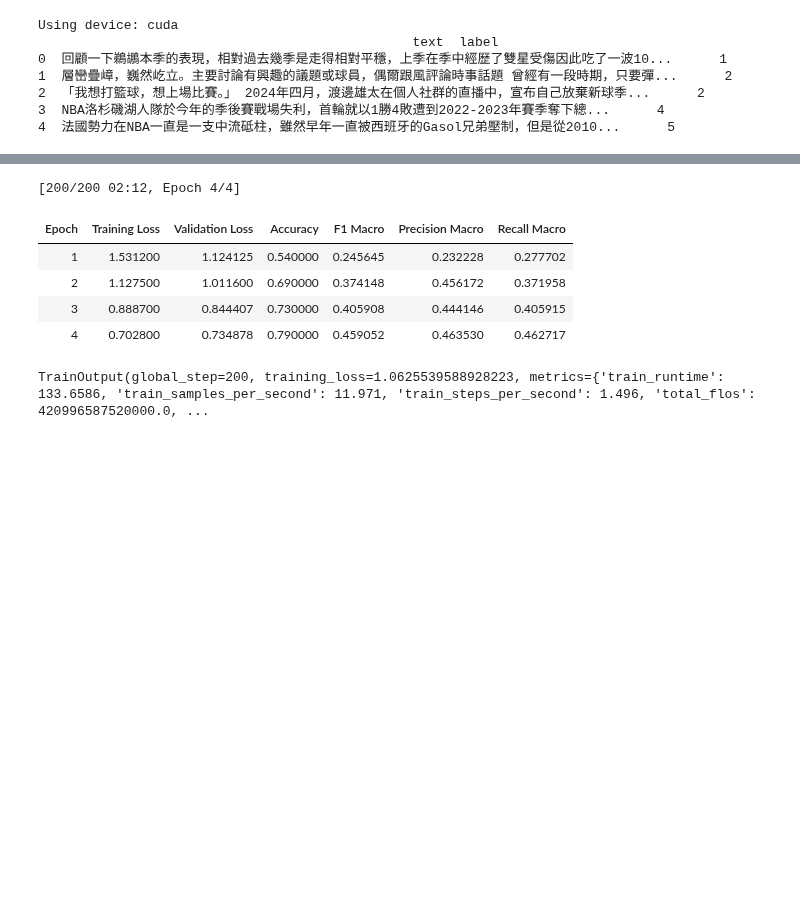
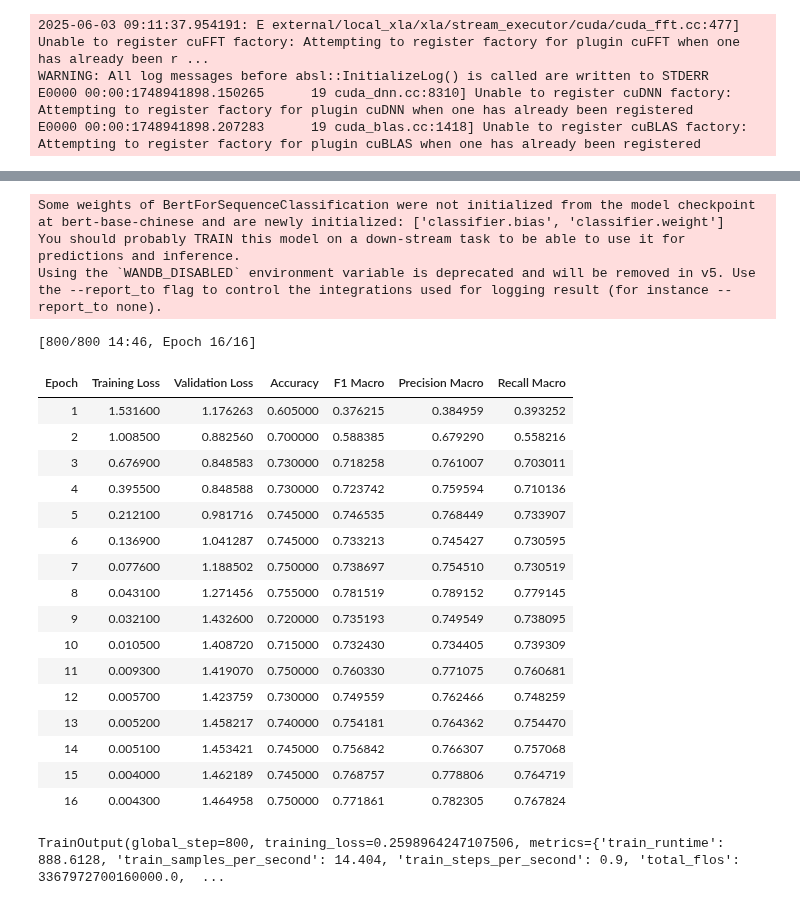
Before and after one commit to DHugo324/IR_sportsv, a Jupyter notebook: classification/bert_train.ipynb, the cells around one changed output, grey strips where cells are left out. Saved outputs shown, nothing was run; the diff lists cells and outputs as text; code cells hidden in the pictures; blank space fills up the shorter version.

```diff
--- a/classification/bert_train.ipynb
+++ b/classification/bert_train.ipynb
@@ -1,9 +1,10 @@
 # %%
-# !pip install -q transformers datasets scikit-learn
+%env JOBLIB_TEMP_FOLDER=/tmp
 import os
 os.environ["WANDB_DISABLED"] = "true"
 # ✅ 載入套件
 from transformers import BertTokenizerFast, BertForSequenceClassification, Trainer, TrainingArguments
+from sklearn.model_selection import train_test_split
 from datasets import Dataset
 from sklearn.metrics import classification_report, accuracy_score, confusion_matrix
 import pandas as pd
@@ -15,14 +16,21 @@ device = torch.device("cuda" if torch.cuda.is_available() else "cpu")
 print("Using device:", device)
 
 # ✅ 載入 CSV 檔（請確保你上傳的是 training_data.csv）
-df = pd.read_csv("/kaggle/input/sportsv-articles/training_data.csv") # 替換路徑
+df = pd.read_csv("/kaggle/input/sportsv-articles/training_data_with_title.csv") # 替換路徑
 print(df.head())
+print(df["label"].value_counts()) # 檢查各類數量
 
-# ✅ 轉為 Hugging Face Dataset 格式 & 切分訓練/驗證集
-dataset = Dataset.from_pandas(df)
-dataset = dataset.train_test_split(test_size=0.2, seed=42)
+# ✅ Stratified split：保證各類都有出現在 train/test
+X_train, X_test, y_train, y_test = train_test_split(
+    df["text"], df["label"], test_size=0.2, stratify=df["label"], random_state=42
+)
 
-# ✅ 載入中文 BERT tokenizer（可換成 chinese-roberta/macroBERT）
+train_df = pd.DataFrame({"text": X_train, "label": y_train})
+test_df = pd.DataFrame({"text": X_test, "label": y_test})
+train_dataset = Dataset.from_pandas(train_df)
+test_dataset = Dataset.from_pandas(test_df)
+
+# ✅ 載入中文 tokenizer（可換成 roberta/macbert）
 model_name = "bert-base-chinese"
 tokenizer = BertTokenizerFast.from_pretrained(model_name)
 
@@ -30,9 +38,13 @@ tokenizer = BertTokenizerFast.from_pretrained(model_name)
 def tokenize(example):
     return tokenizer(example["text"], padding="max_length", truncation=True, max_length=512)
 
-encoded_dataset = dataset.map(tokenize, batched=True)
-encoded_dataset = encoded_dataset.rename_column("label", "labels")
-encoded_dataset.set_format(type="torch", columns=["input_ids", "attention_mask", "labels"])
+encoded_train = train_dataset.map(tokenize, batched=True)
+encoded_test = test_dataset.map(tokenize, batched=True)
+
+encoded_train = encoded_train.rename_column("label", "labels")
+encoded_test = encoded_test.rename_column("label", "labels")
+encoded_train.set_format(type="torch", columns=["input_ids", "attention_mask", "labels"])
+encoded_test.set_format(type="torch", columns=["input_ids", "attention_mask", "labels"])
 
 # ✅ 建立模型
 model = BertForSequenceClassification.from_pretrained(model_name, num_labels=7).to(device)
@@ -43,10 +55,10 @@ training_args = TrainingArguments(
     eval_strategy="epoch",
     save_strategy="epoch",
     logging_strategy="epoch",
-    learning_rate=2e-5,
-    per_device_train_batch_size=8,
+    learning_rate=3e-5, # 可自由改
+    per_device_train_batch_size=16,
     per_device_eval_batch_size=8,
-    num_train_epochs=4,
+    num_train_epochs=16, # epoch 數
     weight_decay=0.01,
     load_best_model_at_end=True,
     metric_for_best_model="eval_loss",
@@ -79,8 +91,8 @@ def compute_metrics(eval_pred):
 trainer = Trainer(
     model=model,
     args=training_args,
-    train_dataset=encoded_dataset["train"],
-    eval_dataset=encoded_dataset["test"],
+    train_dataset=encoded_train,
+    eval_dataset=encoded_test,
     tokenizer=tokenizer,
     compute_metrics=compute_metrics,
 )
@@ -95,7 +104,4 @@ E0000 00:00:1748682841.169146      19 cuda_blas.cc:1418] Unable to register cuBL
-Using device: cuda
-                                                text  label
-0  回顧一下鵜鶘本季的表現，相對過去幾季是走得相對平穩，上季在季中經歷了雙星受傷因此吃了一波10...      1
-1  層巒疊嶂，巍然屹立。主要討論有興趣的議題或球員，偶爾跟風評論時事話題 曾經有一段時期，只要彈...      2
-2  「我想打籃球，想上場比賽。」 2024年四月，渡邊雄太在個人社群的直播中，宣布自己放棄新球季...      2
-3  NBA洛杉磯湖人隊於今年的季後賽戰場失利，首輪就以1勝4敗遭到2022-2023年賽季奪下總...      4
-4  法國勢力在NBA一直是一支中流砥柱，雖然早年一直被西班牙的Gasol兄弟壓制，但是從2010...      5
+2025-06-03 09:11:37.954191: E external/local_xla/xla/stream_executor/cuda/cuda_fft.cc:477] Unable to register cuFFT factory: Attempting to register factory for plugin cuFFT when one has already been r ...
+WARNING: All log messages before absl::InitializeLog() is called are written to STDERR
+E0000 00:00:1748941898.150265      19 cuda_dnn.cc:8310] Unable to register cuDNN factory: Attempting to register factory for plugin cuDNN when one has already been registered
+E0000 00:00:1748941898.207283      19 cuda_blas.cc:1418] Unable to register cuBLAS factory: Attempting to register factory for plugin cuBLAS when one has already been registered
@@ -105,10 +124,25 @@ Using the `WANDB_DISABLED` environment variable is deprecated and will be remove
-[200/200 02:12, Epoch 4/4]
+Some weights of BertForSequenceClassification were not initialized from the model checkpoint at bert-base-chinese and are newly initialized: ['classifier.bias', 'classifier.weight']
+You should probably TRAIN this model on a down-stream task to be able to use it for predictions and inference.
+Using the `WANDB_DISABLED` environment variable is deprecated and will be removed in v5. Use the --report_to flag to control the integrations used for logging result (for instance --report_to none).
+[800/800 14:46, Epoch 16/16]
 | Epoch | Training Loss | Validation Loss | Accuracy | F1 Macro | Precision Macro | Recall Macro |
-| 1 | 1.531200 | 1.124125 | 0.540000 | 0.245645 | 0.232228 | 0.277702 |
-| 2 | 1.127500 | 1.011600 | 0.690000 | 0.374148 | 0.456172 | 0.371958 |
-| 3 | 0.888700 | 0.844407 | 0.730000 | 0.405908 | 0.444146 | 0.405915 |
-| 4 | 0.702800 | 0.734878 | 0.790000 | 0.459052 | 0.463530 | 0.462717 |
+| 1 | 1.531600 | 1.176263 | 0.605000 | 0.376215 | 0.384959 | 0.393252 |
+| 2 | 1.008500 | 0.882560 | 0.700000 | 0.588385 | 0.679290 | 0.558216 |
+| 3 | 0.676900 | 0.848583 | 0.730000 | 0.718258 | 0.761007 | 0.703011 |
+| 4 | 0.395500 | 0.848588 | 0.730000 | 0.723742 | 0.759594 | 0.710136 |
+| 5 | 0.212100 | 0.981716 | 0.745000 | 0.746535 | 0.768449 | 0.733907 |
+| 6 | 0.136900 | 1.041287 | 0.745000 | 0.733213 | 0.745427 | 0.730595 |
+| 7 | 0.077600 | 1.188502 | 0.750000 | 0.738697 | 0.754510 | 0.730519 |
+| 8 | 0.043100 | 1.271456 | 0.755000 | 0.781519 | 0.789152 | 0.779145 |
+| 9 | 0.032100 | 1.432600 | 0.720000 | 0.735193 | 0.749549 | 0.738095 |
+| 10 | 0.010500 | 1.408720 | 0.715000 | 0.732430 | 0.734405 | 0.739309 |
+| 11 | 0.009300 | 1.419070 | 0.750000 | 0.760330 | 0.771075 | 0.760681 |
+| 12 | 0.005700 | 1.423759 | 0.730000 | 0.749559 | 0.762466 | 0.748259 |
+| 13 | 0.005200 | 1.458217 | 0.740000 | 0.754181 | 0.764362 | 0.754470 |
+| 14 | 0.005100 | 1.453421 | 0.745000 | 0.756842 | 0.766307 | 0.757068 |
+| 15 | 0.004000 | 1.462189 | 0.745000 | 0.768757 | 0.778806 | 0.764719 |
+| 16 | 0.004300 | 1.464958 | 0.750000 | 0.771861 | 0.782305 | 0.767824 |
-TrainOutput(global_step=200, training_loss=1.0625539588928223, metrics={'train_runtime': 133.6586, 'train_samples_per_second': 11.971, 'train_steps_per_second': 1.496, 'total_flos': 420996587520000.0, ...
+TrainOutput(global_step=800, training_loss=0.2598964247107506, metrics={'train_runtime': 888.6128, 'train_samples_per_second': 14.404, 'train_steps_per_second': 0.9, 'total_flos': 3367972700160000.0,  ...
 # %%
 import seaborn as sns
 import matplotlib.pyplot as plt
```
Also changed, not shown: parts of 3 cells of this notebook.
